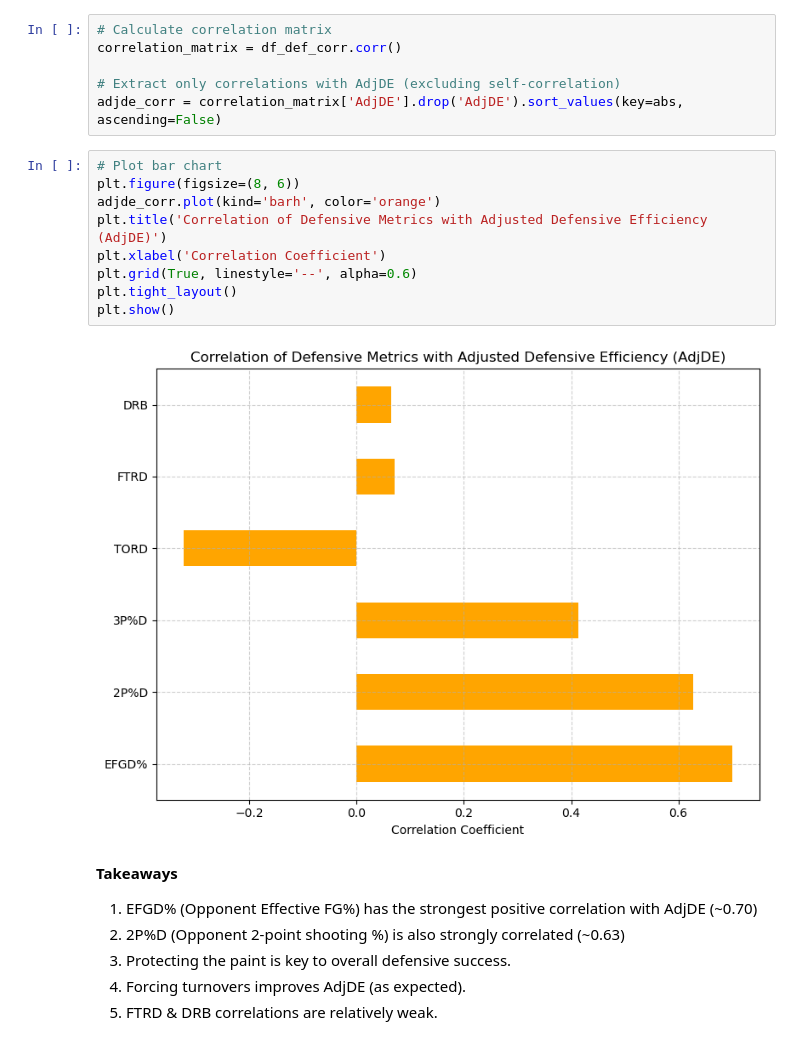
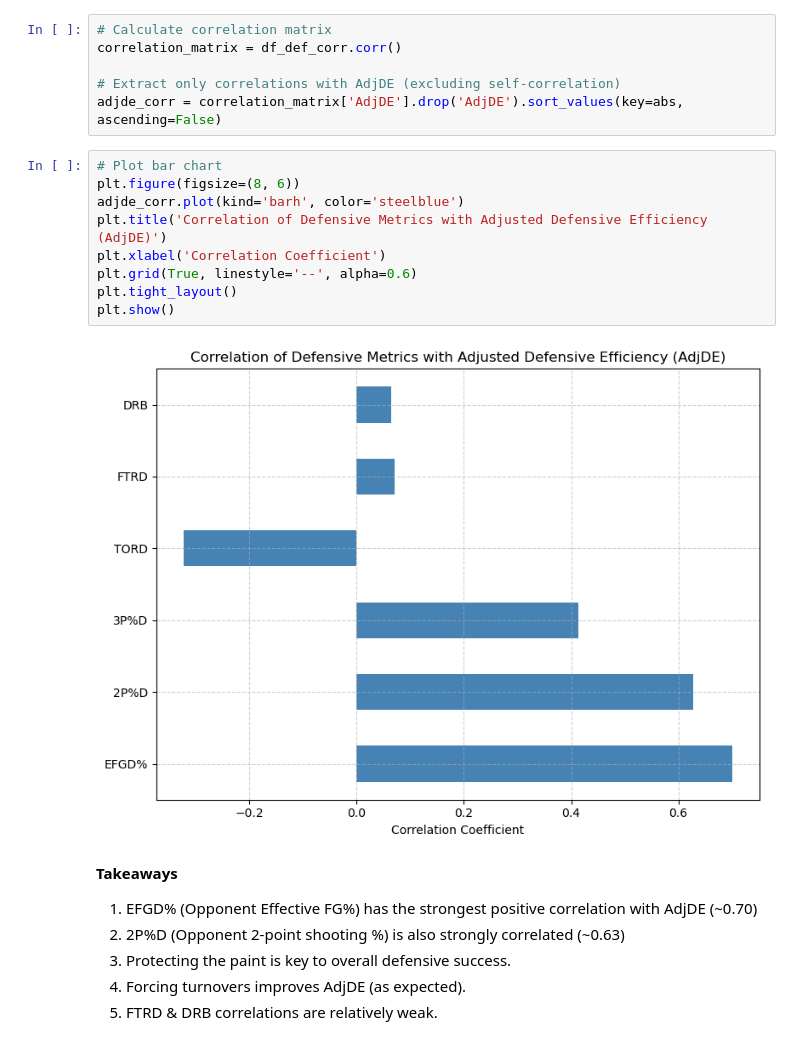
Before and after one commit to makennavick/march-madness-project, a Jupyter notebook: March_Madness_Analysis.ipynb, the cells around one changed output. Drawn from its saved outputs; the diff is of its cells as text.

```diff
--- a/March_Madness_Analysis.ipynb
+++ b/March_Madness_Analysis.ipynb
@@ -238,14 +296,14 @@ adjde_corr = correlation_matrix['AdjDE'].drop('AdjDE').sort_values(key=abs, asce
 # %%
 # Plot bar chart
 plt.figure(figsize=(8, 6))
-adjde_corr.plot(kind='barh', color='orange')
+adjde_corr.plot(kind='barh', color='steelblue')
 plt.title('Correlation of Defensive Metrics with Adjusted Defensive Efficiency (AdjDE)')
 plt.xlabel('Correlation Coefficient')
 plt.grid(True, linestyle='--', alpha=0.6)
 plt.tight_layout()
 plt.show()
 # %% [output]
-[figure, old version]
+[figure, new version]
 # %% [markdown]
 **Takeaways**
 1. EFGD% (Opponent Effective FG%) has the strongest positive correlation with AdjDE (~0.70)
```
Also changed, not shown: parts of 32 cells of this notebook.
